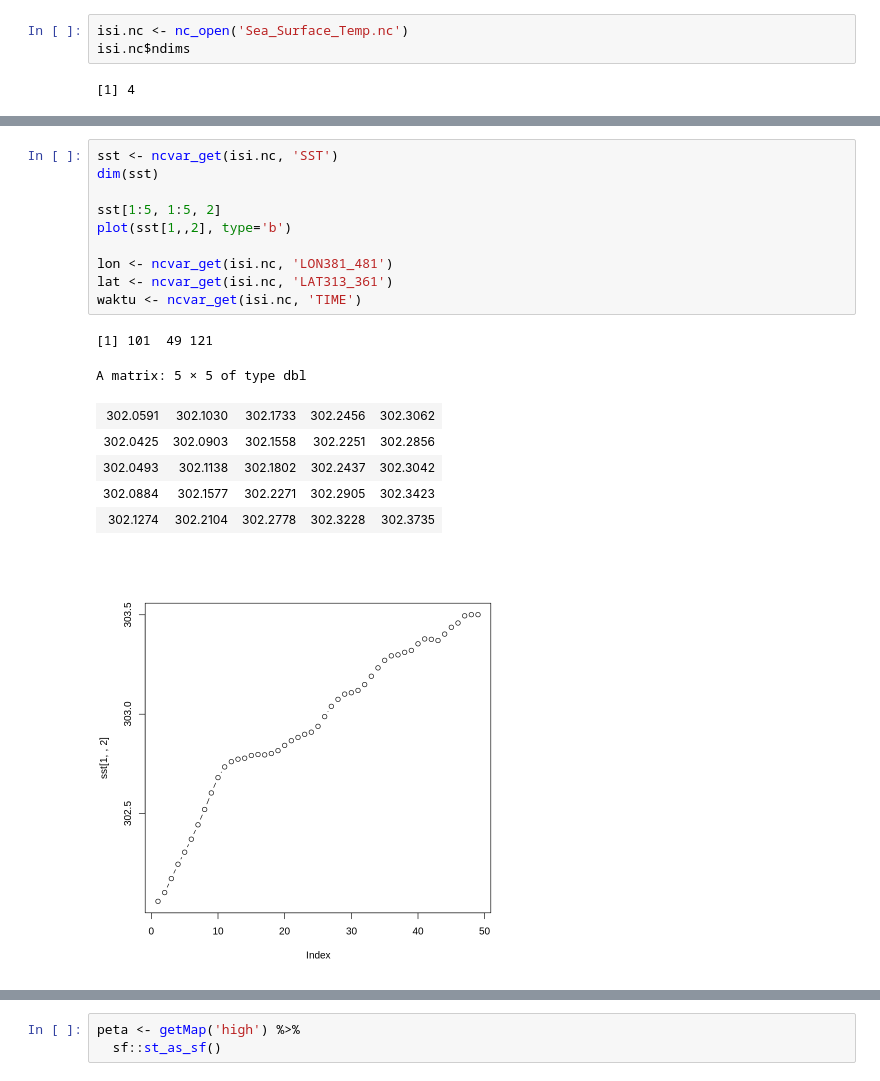
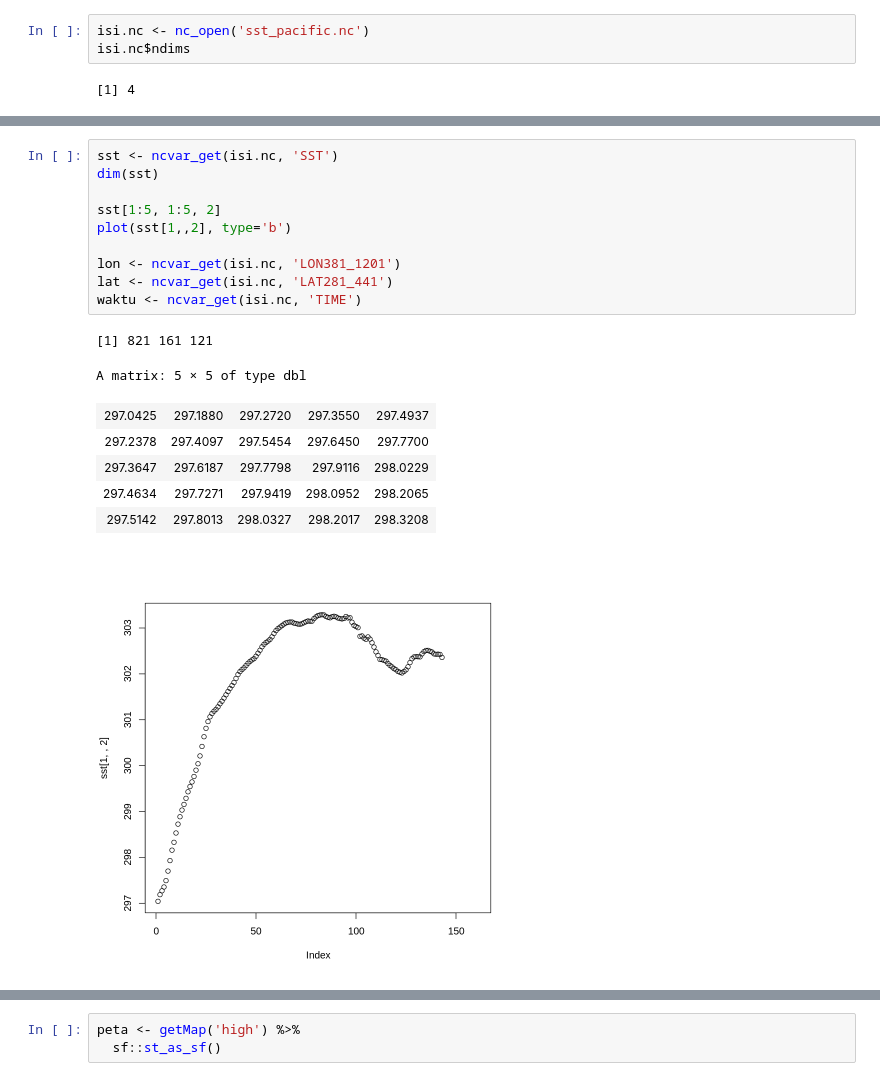
Before and after one commit to dominikkrisnah/Earth-Science_Project, a Jupyter notebook: Ocean_Atmosphere_Interactions/Ocean_Temperature/SST_Visualization_using_R.ipynb, the cells around one changed output, grey strips where cells are left out. Saved outputs shown, nothing was run; the diff lists cells and outputs as text.

```diff
--- a/Ocean_Atmosphere_Interactions/Ocean_Temperature/SST_Visualization_using_R.ipynb
+++ b/Ocean_Atmosphere_Interactions/Ocean_Temperature/SST_Visualization_using_R.ipynb
@@ -6,7 +6,7 @@ invisible(suppressWarnings(suppressPackageStartupMessages(lapply(
   library, character.only = TRUE
 ))))
 # %%
-isi.nc <- nc_open('Sea_Surface_Temp.nc')
+isi.nc <- nc_open('sst_pacific.nc')
 isi.nc$ndims
 # %% [output]
 [1] 4
@@ -47,22 +47,22 @@ File /content/drive/MyDrive/Ocean_Atmosfer_Visualization/R Programming/sst_jawa.
 # %%
 sst <- ncvar_get(isi.nc, 'SST')
 dim(sst)
 
 sst[1:5, 1:5, 2]
 plot(sst[1,,2], type='b')
 
-lon <- ncvar_get(isi.nc, 'LON381_481')
-lat <- ncvar_get(isi.nc, 'LAT313_361')
+lon <- ncvar_get(isi.nc, 'LON381_1201')
+lat <- ncvar_get(isi.nc, 'LAT281_441')
 waktu <- ncvar_get(isi.nc, 'TIME')
 # %% [output]
-[1] 101  49 121
+[1] 821 161 121
 A matrix: 5 × 5 of type dbl
-| 302.0591 | 302.1030 | 302.1733 | 302.2456 | 302.3062 |
-| 302.0425 | 302.0903 | 302.1558 | 302.2251 | 302.2856 |
-| 302.0493 | 302.1138 | 302.1802 | 302.2437 | 302.3042 |
-| 302.0884 | 302.1577 | 302.2271 | 302.2905 | 302.3423 |
-| 302.1274 | 302.2104 | 302.2778 | 302.3228 | 302.3735 |
+| 297.0425 | 297.1880 | 297.2720 | 297.3550 | 297.4937 |
+| 297.2378 | 297.4097 | 297.5454 | 297.6450 | 297.7700 |
+| 297.3647 | 297.6187 | 297.7798 | 297.9116 | 298.0229 |
+| 297.4634 | 297.7271 | 297.9419 | 298.0952 | 298.2065 |
+| 297.5142 | 297.8013 | 298.0327 | 298.2017 | 298.3208 |
-[figure, old version]
+[figure, new version]
 # %%
 lon
 lat
```
Also changed, not shown: parts of 5 cells of this notebook.
